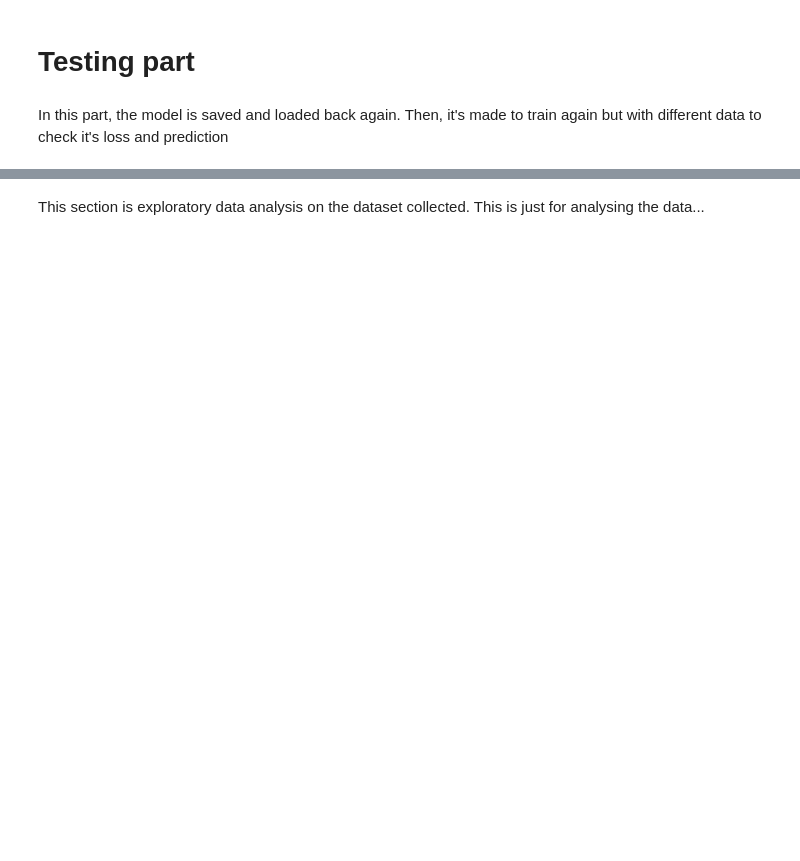
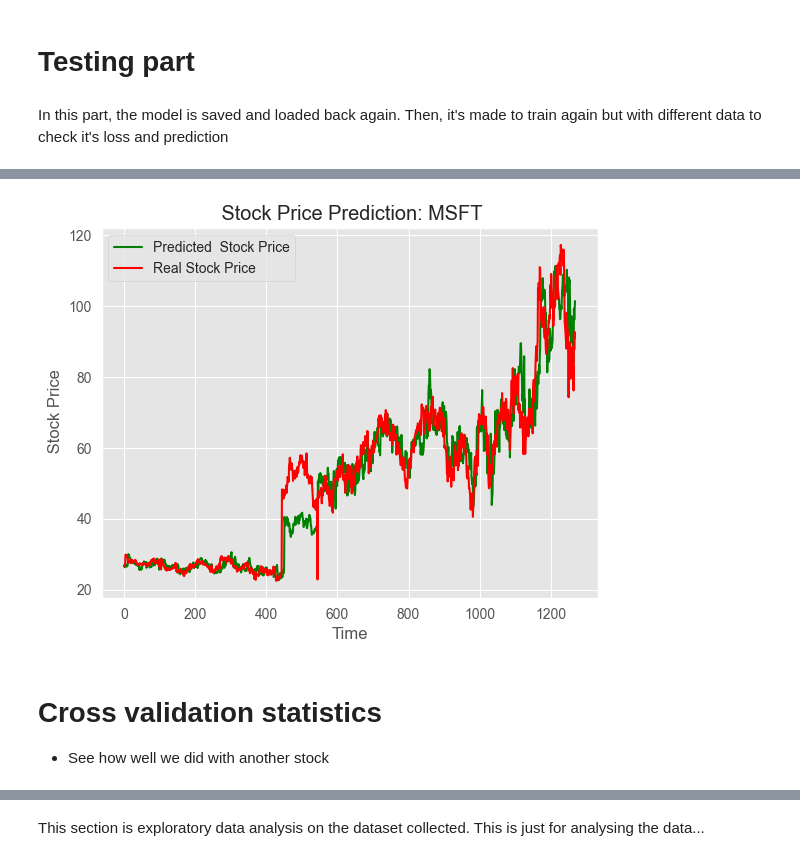
Before and after one commit to tradingstrategy-ai/stock-x, a Jupyter notebook: stock-market-prediction-using-cnn-lstm.ipynb, the cells around one changed output, grey strips where cells are left out. Saved outputs shown, nothing was run; the diff lists cells and outputs as text; code cells hidden in the pictures; blank space fills up the shorter version.

```diff
--- a/stock-market-prediction-using-cnn-lstm.ipynb
+++ b/stock-market-prediction-using-cnn-lstm.ipynb
@@ -379,7 +535,21 @@ new_model.summary()
 #data2 = pd.read_csv('../input/price-volume-data-for-all-us-stocks-etfs/Stocks/aaoi.us.txt')
 #data2 = pd.read_csv('../input/nifty50-stock-market-data/SBIN.csv')
 #data2 = pd.read_csv('../input/stock-market-data/stock_market_data/nasdaq/csv/ACTG.csv')
-data2 = pd.read_csv('./data.csv')
+
+CROSS_VALIDATION_TICKER = 'MSFT'  # Microsoft Corporation
+
+if not os.path.exists('data2.csv'):
+    print("Data file not found. Downloading stock data...")
+    cv1 = request_stock_price_list(CROSS_VALIDATION_TICKER, 'full', ALPHA_VANTAGE_API_KEY)
+    print("Data has been successfully downloaded...")
+    cv1.to_csv('data2.csv')
+else:
+    print("Using cached data2 file...")
+
+data2 = pd.read_csv('./data2.csv', parse_dates=['date'])
+
+print("Time period is from {} to {}".format(data2['date'].min(), data2['date'].max()))
+
 # Any CSV or TXT file can be added here....
 data2.dropna(inplace=True)
 data2.head()
@@ -388,6 +558,8 @@ data2.reset_index(drop=True, inplace=True)
 data2.fillna(data.mean(), inplace=True)
 data2.head()
 df2 = data2.drop('date', axis=1)
+
+
 
 print(df2)
 
@@ -433,8 +627,9 @@ for j in range(len_t , len_t + len(test_X)):
     predicted[j - len_t] = predicted[j - len_t] * temp + temp
 plt.plot(predicted, color = 'green', label = 'Predicted  Stock Price')
 plt.plot(test_label, color = 'red', label = 'Real Stock Price')
-plt.title(' Stock Price Prediction')
+plt.title(f' Stock Price Prediction: {CROSS_VALIDATION_TICKER}')
 plt.xlabel('Time')
 plt.ylabel(' Stock Price')
 plt.legend()
 plt.show()
+# %% [output]
@@ -440,0 +637,5 @@ plt.show()
+[figure, added]
+# %% [markdown]
+# Cross validation statistics
+
+- See how well we did with another stock
```
Also changed, not shown: parts of 55 cells of this notebook, 7 other files.
